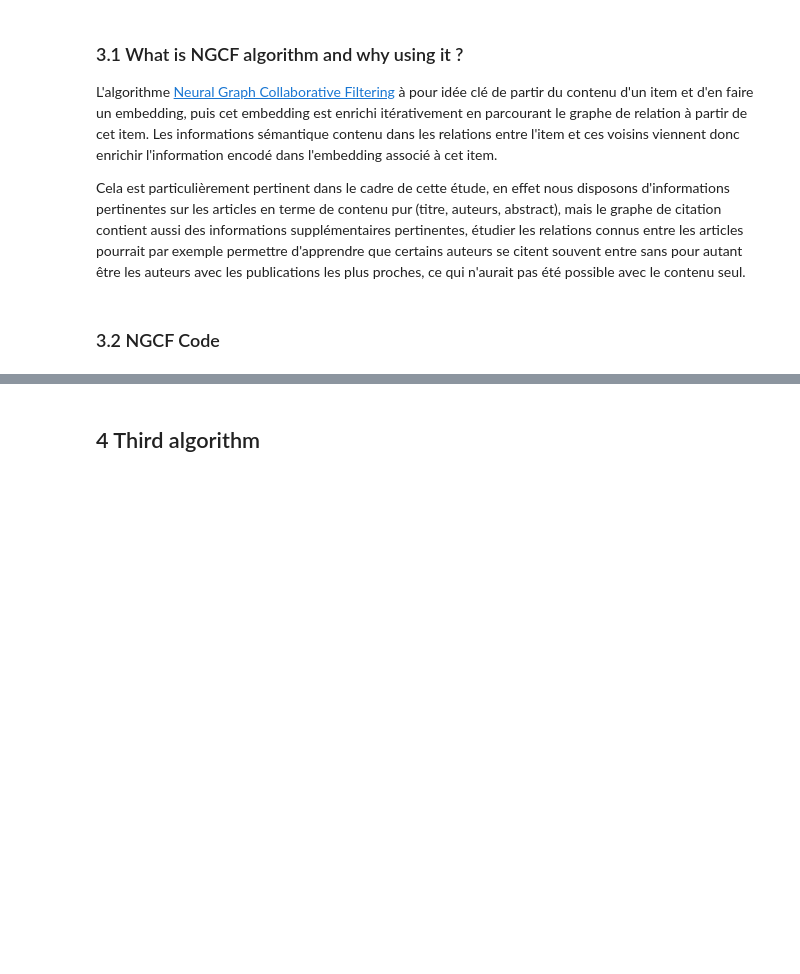
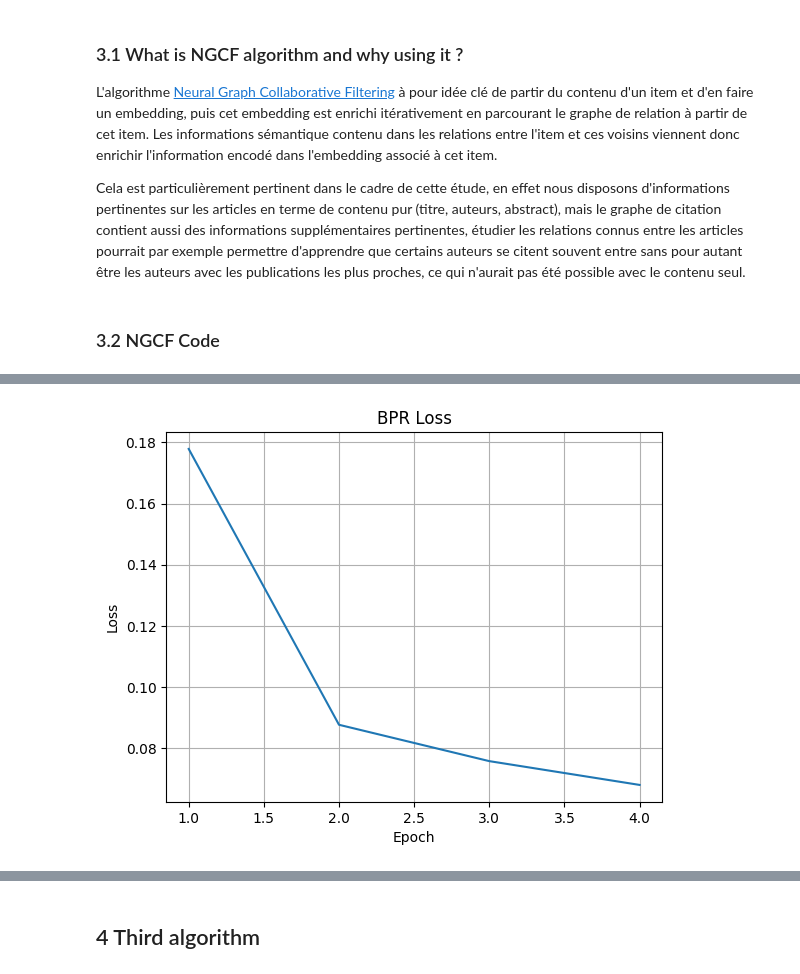
Before and after one commit to Alexndrs/Paper-recommender, a Jupyter notebook: tp4.ipynb, the cells around one changed output, grey strips where cells are left out. Cells and saved outputs as stored; diff of their text form; code cells hidden in the pictures; blank space fills up the shorter version.

```diff
--- a/tp4.ipynb
+++ b/tp4.ipynb
@@ -142,0 +372,11 @@ class NGCF_ItemItem(nn.Module):
+# %%
+checkpoint = torch.load('checkpoint.pt')
+loss_history = checkpoint['loss_history']
+plt.plot(range(1, len(loss_history)+1), loss_history)
+plt.xlabel('Epoch')
+plt.ylabel('Loss')
+plt.title('BPR Loss')
+plt.grid(True)
+plt.show()
+# %% [output]
+[figure, added]
```
Also changed, not shown: parts of 10 cells of this notebook, 2 other files.
